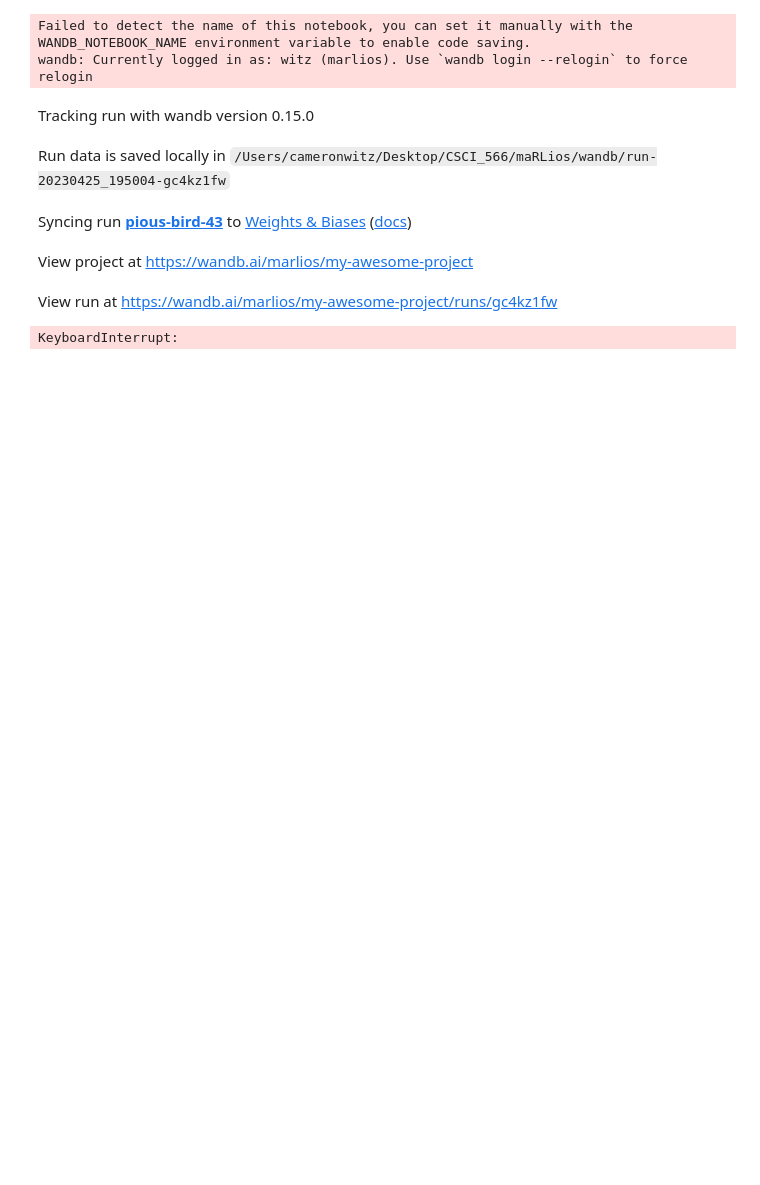
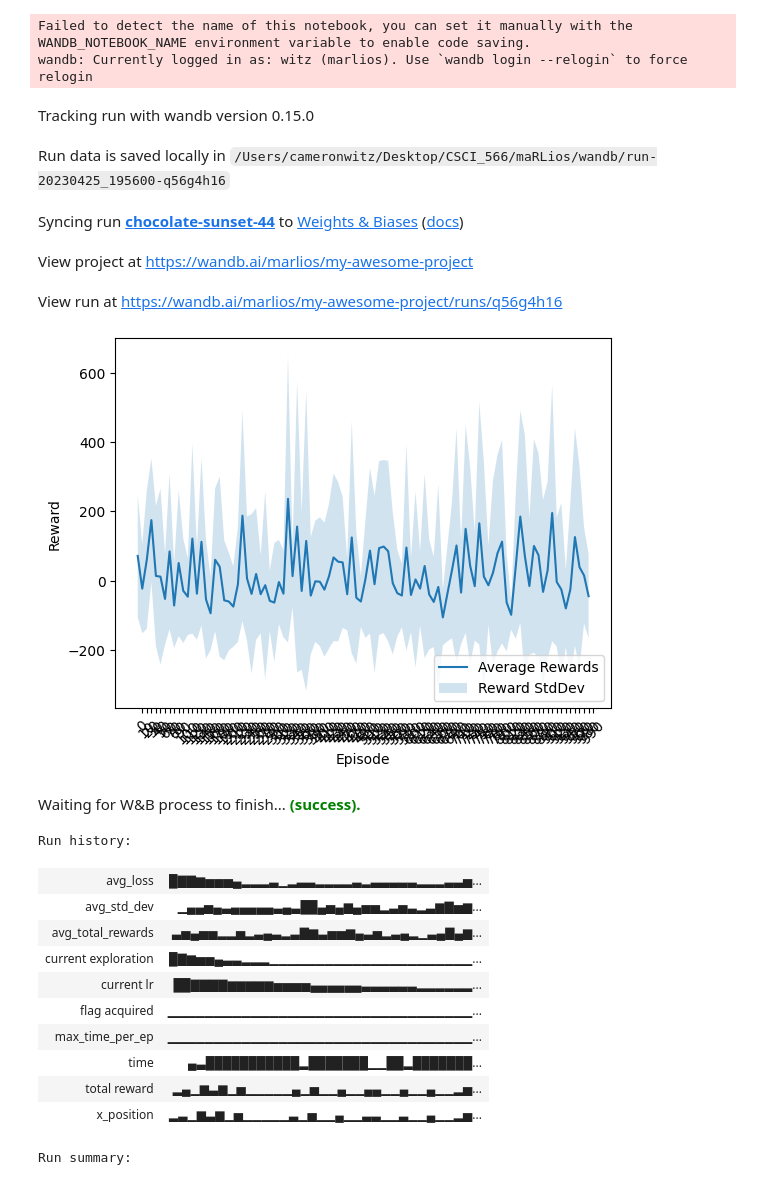
Before and after one commit to joshmazen14/maRLios, a Jupyter notebook: MarliosTrainingTracker.ipynb, the cells around one changed output. Cells and saved outputs as stored; diff of their text form; code cells hidden in the pictures; blank space fills up the shorter version.

Commit message:
trained one general model on training set

```diff
--- a/MarliosTrainingTracker.ipynb
+++ b/MarliosTrainingTracker.ipynb
@@ -30,50 +30,63 @@ warnings.filterwarnings('ignore')
 %autoreload 2
 # %%
 train(
-    name="Testing Generalization first go",
+    name="Continuation of Run 1682477759",
     training_mode=True,
-    pretrained=False, # use the pretrained model
-    ep_per_stat=10,
+    pretrained=True, # use the pretrained model
+    ep_per_stat=500,
     gamma=0.9,
-    num_episodes=1000,
-    run_id=None,
-    lr=0.00001,
+    num_episodes=10000,
+    run_id="1682477759",
+    lr=3.6e-6, # starting here because the last one was about here when it stopped
     lr_decay= 0.999,
-    exploration_min=0.2,
-    exploration_max = 1, # setting this to the min for the rerun model
+    exploration_min=0.1,
+    exploration_max = 0.2, # setting this to the min for the rerun model
     exploration_decay=0.995,
     action_space=TRAIN_SET,
     n_actions=64,
     debug=True,
     device='mps',
-    max_time_per_ep=100 # limit runs to 200 seconds
+    max_time_per_ep=150 # limit runs to 200 seconds
     )
 
 # train(
 #     name="Lowering min lr by a factor of ten",
 #     training_mode=True,
 #     pretrained=True, # use the pretrained model
 #     ep_per_stat=100,
 #     gamma=0.9,
 #     num_episodes=3000,
 #     run_id='1682283822',
 #     lr=1e-8,
 #     lr_decay= 0.999,
 #     exploration_min=0.02,
 #     exploration_max = 0.02, # setting this to the min for the rerun model
 #     exploration_decay=0.995,
 #     action_space=SIMPLE_MOVEMENT,
 #     n_actions=len(SIMPLE_MOVEMENT),
 #     debug=True,
 #     device='mps',
 #     max_time_per_ep=150 # limit runs to 200 seconds
 #     )
 # %% [output]
 Failed to detect the name of this notebook, you can set it manually with the WANDB_NOTEBOOK_NAME environment variable to enable code saving.
 wandb: Currently logged in as: witz (marlios). Use `wandb login --relogin` to force relogin
 Tracking run with wandb version 0.15.0
-Run data is saved locally in /Users/cameronwitz/Desktop/CSCI_566/maRLios/wandb/run-20230425_195004-gc4kz1fw
+Run data is saved locally in /Users/cameronwitz/Desktop/CSCI_566/maRLios/wandb/run-20230425_195600-q56g4h16
-Syncing run pious-bird-43 to Weights & Biases (docs)
+Syncing run chocolate-sunset-44 to Weights & Biases (docs)
 View project at https://wandb.ai/marlios/my-awesome-project
-View run at https://wandb.ai/marlios/my-awesome-project/runs/gc4kz1fw
+View run at https://wandb.ai/marlios/my-awesome-project/runs/q56g4h16
+[figure, added]
+Waiting for W&B process to finish... (success).
-KeyboardInterrupt:
+Run history:
+| avg_loss | █▇▇▆▅▅▅▄▂▂▂▃▁▂▃▃▂▂▂▂▃▂▃▃▃▃▃▂▂▂▃▃▅... |
+| avg_std_dev | ▁▄▄▅▄▃▄▄▄▄▄▃▄▃██▄▅▄▆▄▅▅▂▃▅▃▂▃▆▇▅▆... |
+| avg_total_rewards | ▃▅▄▅▅▂▂▅▂▃▄▃▂▃▇▆▃▅▅▆▄▃▅▂▃▄▂▁▃▄▇▄▆... |
+| current exploration | █▇▆▅▅▄▃▃▂▂▂▁▁▁▁▁▁▁▁▁▁▁▁▁▁▁▁▁▁▁▁▁▁... |
+| current lr | ██▇▇▇▇▆▆▆▆▆▅▅▅▅▄▄▄▄▄▄▃▃▃▃▃▃▂▂▂▂▂▂... |
+| flag acquired | ▁▁▁▁▁▁▁▁▁▁▁▁▁▁▁▁▁▁▁▁▁▁▁▁▁▁▁▁▁▁▁▁▁... |
+| max_time_per_ep | ▁▁▁▁▁▁▁▁▁▁▁▁▁▁▁▁▁▁▁▁▁▁▁▁▁▁▁▁▁▁▁▁▁... |
+| time | ▄▃███████████▂███████▁▁██▂███████... |
+| total reward | ▂▄▁▆▃▆▁▅▁▁▁▁▁▄▁▅▁▁▄▁▁▄▄▁▁▄▁▁▄▁▁▂▅... |
+| x_position | ▂▃▁▆▃▆▁▅▁▁▁▁▁▃▁▅▁▁▄▁▁▃▃▁▁▃▁▁▄▁▁▂▅... |
+Run summary:
```
Also changed, not shown: parts of 3 cells of this notebook, 6 other files.
